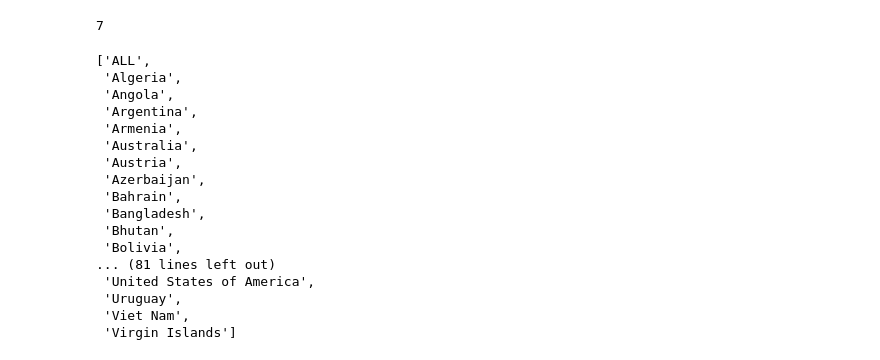
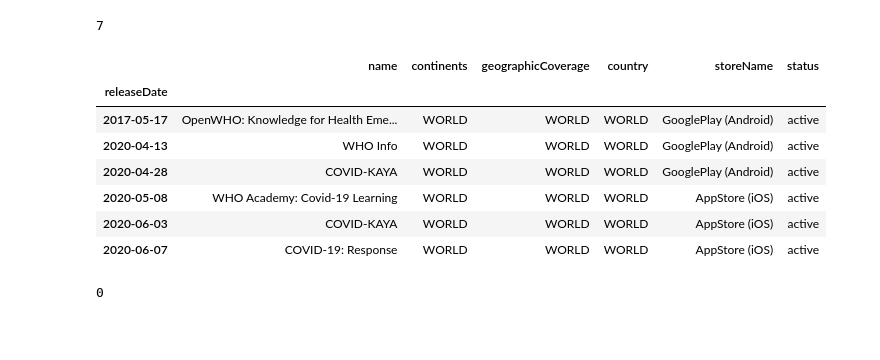
Before and after one commit to da8ah/UTPL-MobileAppDataVisualizer, a Jupyter notebook: main.ipynb, the cells around one changed output. Drawn from its saved outputs; the diff is of its cells as text; code cells hidden in the pictures; blank space fills up the shorter version.

Commit message:
Definición de funciones en Python para cargar y filtrar la información

```diff
--- a/main.ipynb
+++ b/main.ipynb
@@ -215,0 +212,15 @@ ub
+# %%
+# Haciendo uso de los módulos
+from src.cargar_data import *
+# Obteniendo la data
+df = dataframe()
+df[df['continents']=='WORLD']
+# %% [output]
+|  | name | continents | geographicCoverage | country | storeName | status |
+| releaseDate |  |  |  |  |  |  |
+| 2017-05-17 | OpenWHO: Knowledge for Health Eme... | WORLD | WORLD | WORLD | GooglePlay (Android) | active |
+| 2020-04-13 | WHO Info | WORLD | WORLD | WORLD | GooglePlay (Android) | active |
+| 2020-04-28 | COVID-KAYA | WORLD | WORLD | WORLD | GooglePlay (Android) | active |
+| 2020-05-08 | WHO Academy: Covid-19 Learning | WORLD | WORLD | WORLD | AppStore (iOS) | active |
+| 2020-06-03 | COVID-KAYA | WORLD | WORLD | WORLD | AppStore (iOS) | active |
+| 2020-06-07 | COVID-19: Response | WORLD | WORLD | WORLD | AppStore (iOS) | active |
@@ -216,21 +231,9 @@ ub
 # %%
-ub[0]
-ub[1][0]
+matrixUbicaciones[0] # Continents
+matrixUbicaciones[1][0] # CountriesPerContinent
-# %% [output]
-['ALL',
- 'Algeria',
- 'Angola',
- 'Argentina',
- 'Armenia',
- 'Australia',
- 'Austria',
- 'Azerbaijan',
- 'Bahrain',
- 'Bangladesh',
- 'Bhutan',
- 'Bolivia',
-... (81 lines left out)
- 'United States of America',
- 'Uruguay',
- 'Viet Nam',
- 'Virgin Islands']
+# %%
+from src.gestor_de_data import *
+df_resultante = consultar_dataframe(df,'Africa','Algeria','GooglePlay (Android)','noactive')
+len(df_resultante)
+# %% [output]
+0
```
Also changed, not shown: parts of 6 cells of this notebook, 3 other files.
